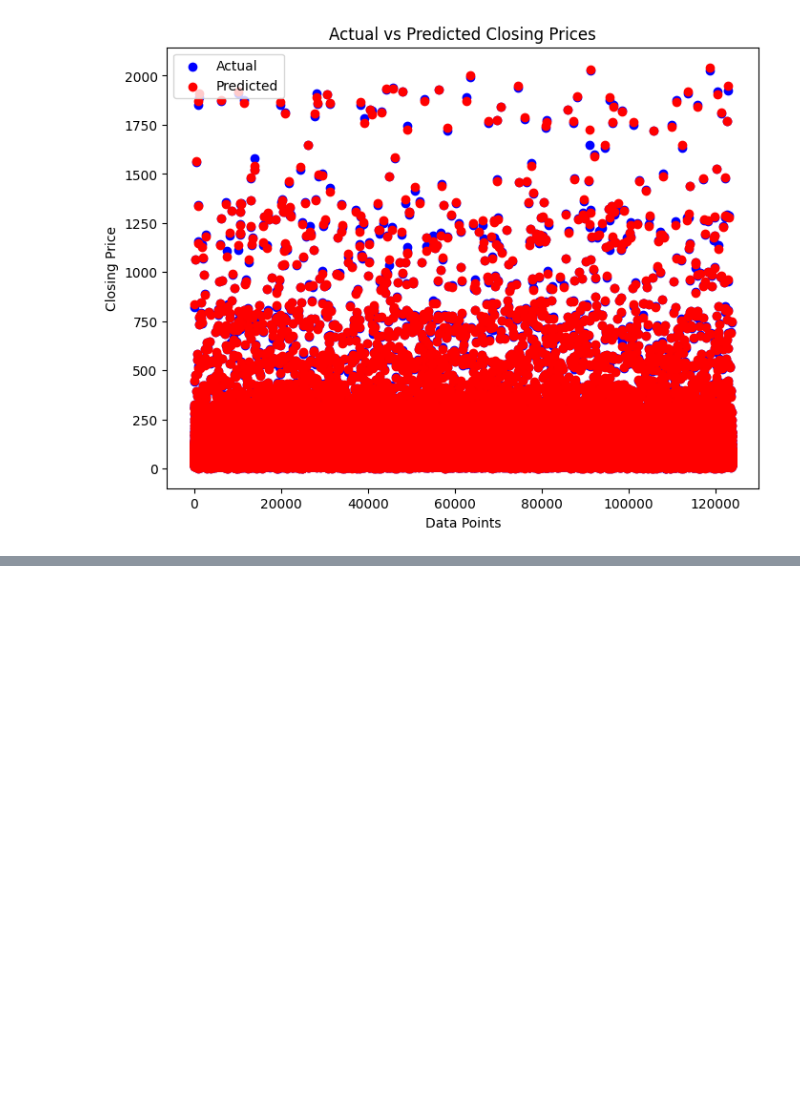
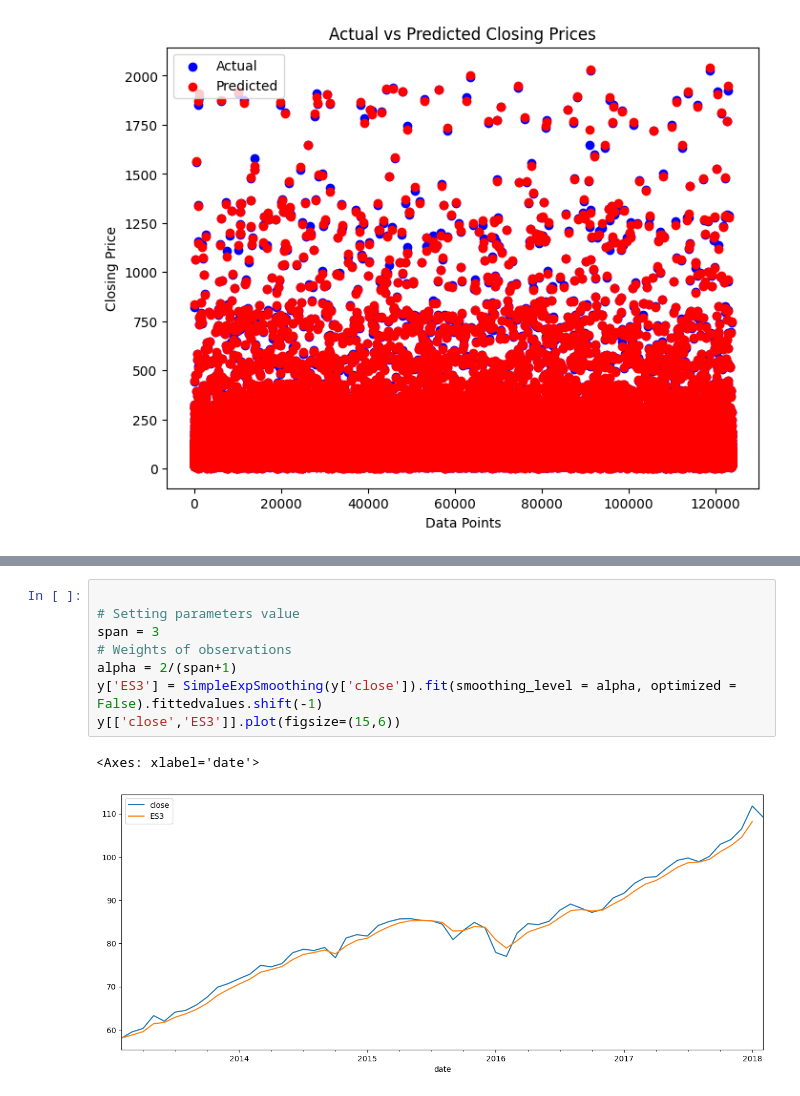
Before and after one commit to paarthvisharma/StockPricePrediction, a Jupyter notebook: StockPrediction.ipynb, the cells around one changed output, grey strips where cells are left out. Saved outputs shown, nothing was run; the diff lists cells and outputs as text; blank space fills up the shorter version.

```diff
--- a/StockPrediction.ipynb
+++ b/StockPrediction.ipynb
@@ -587,0 +645,11 @@ plt.show()
+# %%
+
+# Setting parameters value
+span = 3
+# Weights of observations
+alpha = 2/(span+1)
+y['ES3'] = SimpleExpSmoothing(y['close']).fit(smoothing_level = alpha, optimized = False).fittedvalues.shift(-1)
+y[['close','ES3']].plot(figsize=(15,6))
+# %% [output]
+<Axes: xlabel='date'>
+[figure, added]
```
Also changed, not shown: parts of 11 cells of this notebook.
